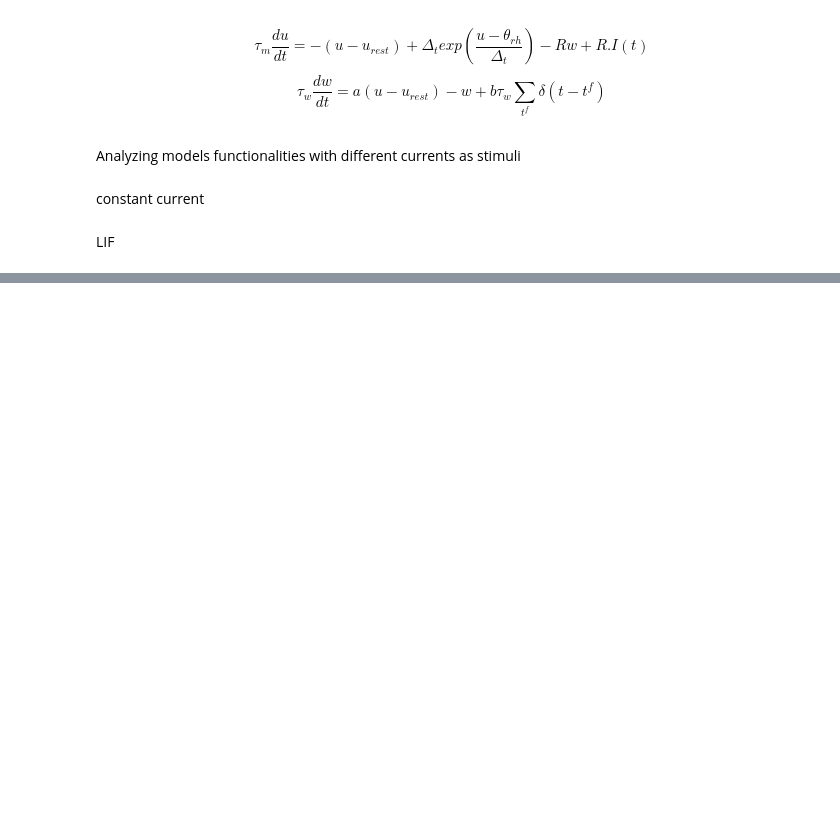
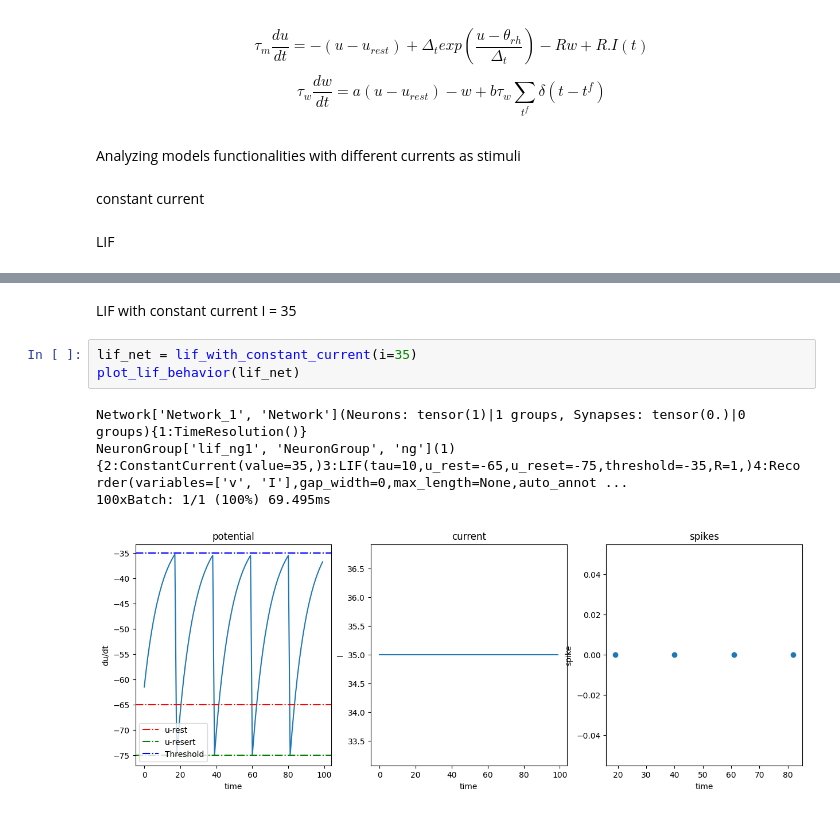
Before and after one commit to nrgsghanei2001/ComputationalNeuroScience, a Jupyter notebook: models.ipynb, the cells around one changed output, grey strips where cells are left out. Saved outputs shown, nothing was run; the diff lists cells and outputs as text; blank space fills up the shorter version.

```diff
--- a/models.ipynb
+++ b/models.ipynb
@@ -30,0 +213,11 @@ lif_net = Network(behavior={1: TimeResolution()}, dtype=torch.float64)
+# %% [markdown]
+LIF with constant current
+I = 35
+# %%
+lif_net = lif_with_constant_current(i=35)
+plot_lif_behavior(lif_net)
+# %% [output]
+Network['Network_1', 'Network'](Neurons: tensor(1)|1 groups, Synapses: tensor(0.)|0 groups){1:TimeResolution()}
+NeuronGroup['lif_ng1', 'NeuronGroup', 'ng'](1){2:ConstantCurrent(value=35,)3:LIF(tau=10,u_rest=-65,u_reset=-75,threshold=-35,R=1,)4:Recorder(variables=['v', 'I'],gap_width=0,max_length=None,auto_annot ...
+100xBatch: 1/1 (100%) 69.495ms
+[figure, added]
```
Also changed, not shown: parts of 37 cells of this notebook, 2 other files.
